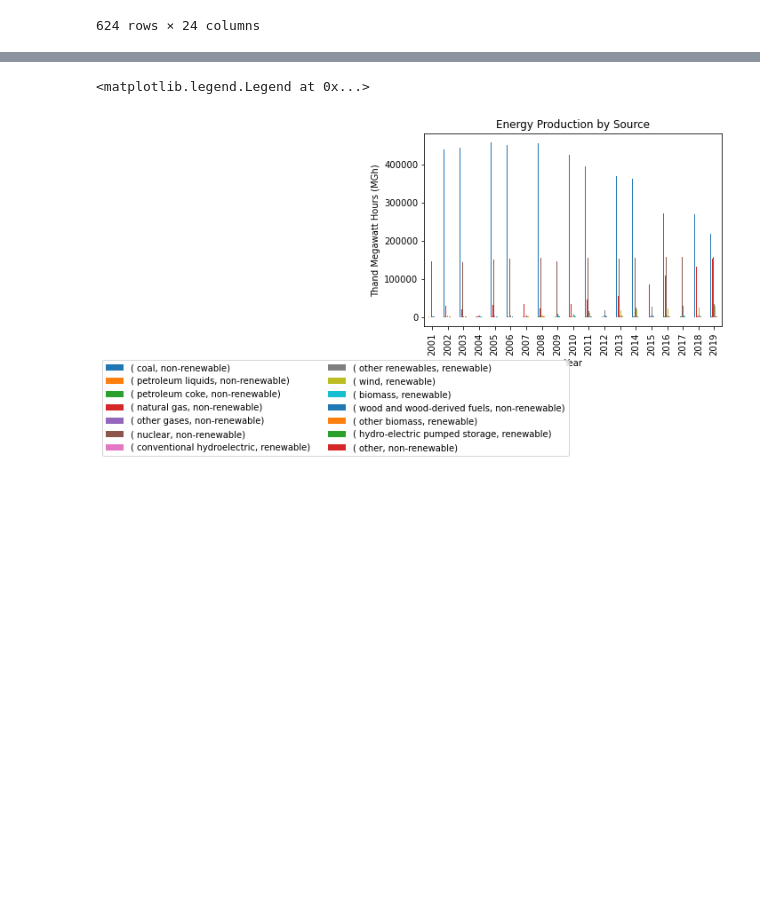
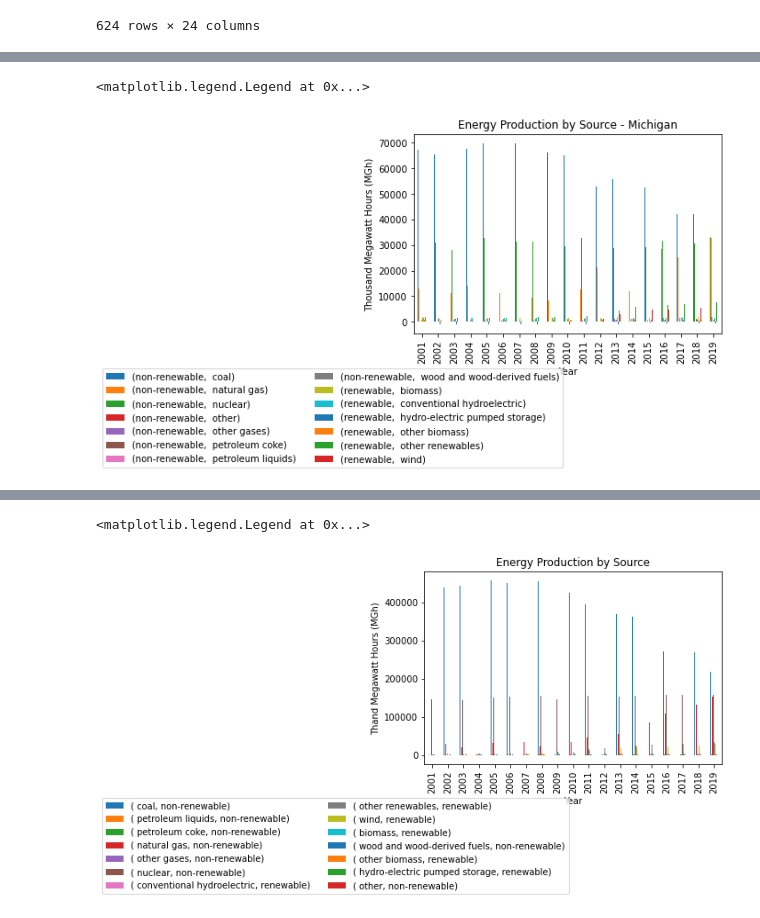
Before and after one commit to Mitchemoto/project-1-, a Jupyter notebook: Energy_Source_Clean_East_North_Central.ipynb, the cells around one changed output, grey strips where cells are left out. Saved outputs shown, nothing was run; the diff lists cells and outputs as text; code cells hidden in the pictures; blank space fills up the shorter version.

```diff
--- a/Energy_Source_Clean_East_North_Central.ipynb
+++ b/Energy_Source_Clean_East_North_Central.ipynb
@@ -238,0 +359,7 @@ filtered_df2
+# %%
+#create a dataframe for the state of Michigan
+MI_df=filtered_df2.loc[filtered_df2["Location"]=="Michigan"]
+MI_df=MI_df.drop(columns=["source key", "units", "Location"])
+
+MI_df=MI_df.set_index(["Renewable", "Energy_Source"]).sort_index()
+MI_df
@@ -238,0 +384,6 @@ filtered_df2
+# %%
+#refine the Michigan dataframe so the annual data are the data rows
+MI_df=MI_df.dropna()
+MI_df=MI_df.astype(int)
+MI_df=MI_df.T
+MI_df
@@ -239,3 +427,13 @@ filtered_df2
+# %%
+#create a plot showing energy production in the state over time
+MI_df.plot(kind="bar")
+plt.xlabel("Year")
+plt.ylabel("Thousand Megawatt Hours (MGh)")
+plt.title("Energy Production by Source - Michigan")
+plt.legend(loc="best", bbox_to_anchor=(0.5, -0.15), ncol= 2)
+# %% [output]
+<matplotlib.legend.Legend at 0x...>
+[figure, added]
 # %%
 #breakout the data from the East North Central Region into it's own dataframe
 ENC_df=filtered_df2.loc[filtered_df2["Location"]=="East North Central"]
```
Also changed, not shown: parts of 21 cells of this notebook.
